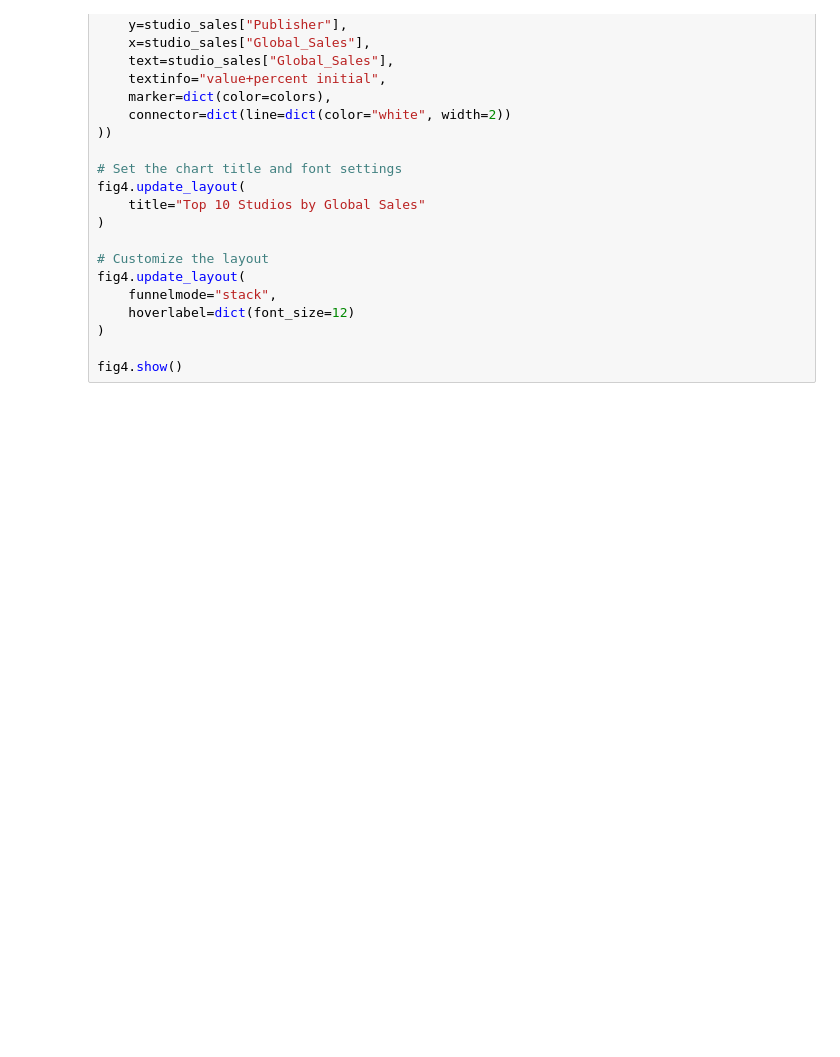
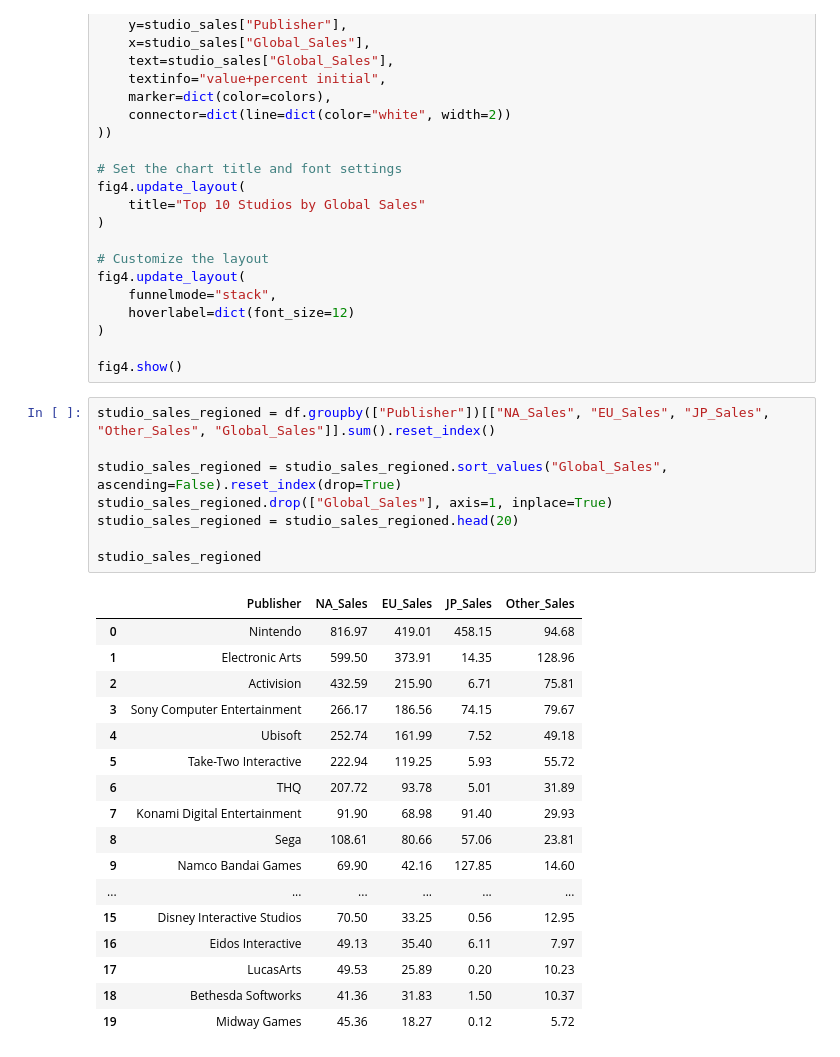
Before and after one commit to maliackgoz/py4ds-notes, a Jupyter notebook: Assignments/Assignment2/Dashboard.ipynb, the cells around one changed output. Cells and saved outputs as stored; diff of their text form; blank space fills up the shorter version.

```diff
--- a/Assignments/Assignment2/Dashboard.ipynb
+++ b/Assignments/Assignment2/Dashboard.ipynb
@@ -370,3 +370,29 @@ fig4.update_layout(
 )
 
 fig4.show()
+# %%
+studio_sales_regioned = df.groupby(["Publisher"])[["NA_Sales", "EU_Sales", "JP_Sales", "Other_Sales", "Global_Sales"]].sum().reset_index()
+
+studio_sales_regioned = studio_sales_regioned.sort_values("Global_Sales", ascending=False).reset_index(drop=True)
+studio_sales_regioned.drop(["Global_Sales"], axis=1, inplace=True)
+studio_sales_regioned = studio_sales_regioned.head(20)
+
+studio_sales_regioned
+# %% [output]
+|  | Publisher | NA_Sales | EU_Sales | JP_Sales | Other_Sales |
+| 0 | Nintendo | 816.97 | 419.01 | 458.15 | 94.68 |
+| 1 | Electronic Arts | 599.50 | 373.91 | 14.35 | 128.96 |
+| 2 | Activision | 432.59 | 215.90 | 6.71 | 75.81 |
+| 3 | Sony Computer Entertainment | 266.17 | 186.56 | 74.15 | 79.67 |
+| 4 | Ubisoft | 252.74 | 161.99 | 7.52 | 49.18 |
+| 5 | Take-Two Interactive | 222.94 | 119.25 | 5.93 | 55.72 |
+| 6 | THQ | 207.72 | 93.78 | 5.01 | 31.89 |
+| 7 | Konami Digital Entertainment | 91.90 | 68.98 | 91.40 | 29.93 |
+| 8 | Sega | 108.61 | 80.66 | 57.06 | 23.81 |
+| 9 | Namco Bandai Games | 69.90 | 42.16 | 127.85 | 14.60 |
+| ... | ... | ... | ... | ... | ... |
+| 15 | Disney Interactive Studios | 70.50 | 33.25 | 0.56 | 12.95 |
+| 16 | Eidos Interactive | 49.13 | 35.40 | 6.11 | 7.97 |
+| 17 | LucasArts | 49.53 | 25.89 | 0.20 | 10.23 |
+| 18 | Bethesda Softworks | 41.36 | 31.83 | 1.50 | 10.37 |
+| 19 | Midway Games | 45.36 | 18.27 | 0.12 | 5.72 |
```
Also changed, not shown: parts of 1 cell of this notebook, 2 other files.
